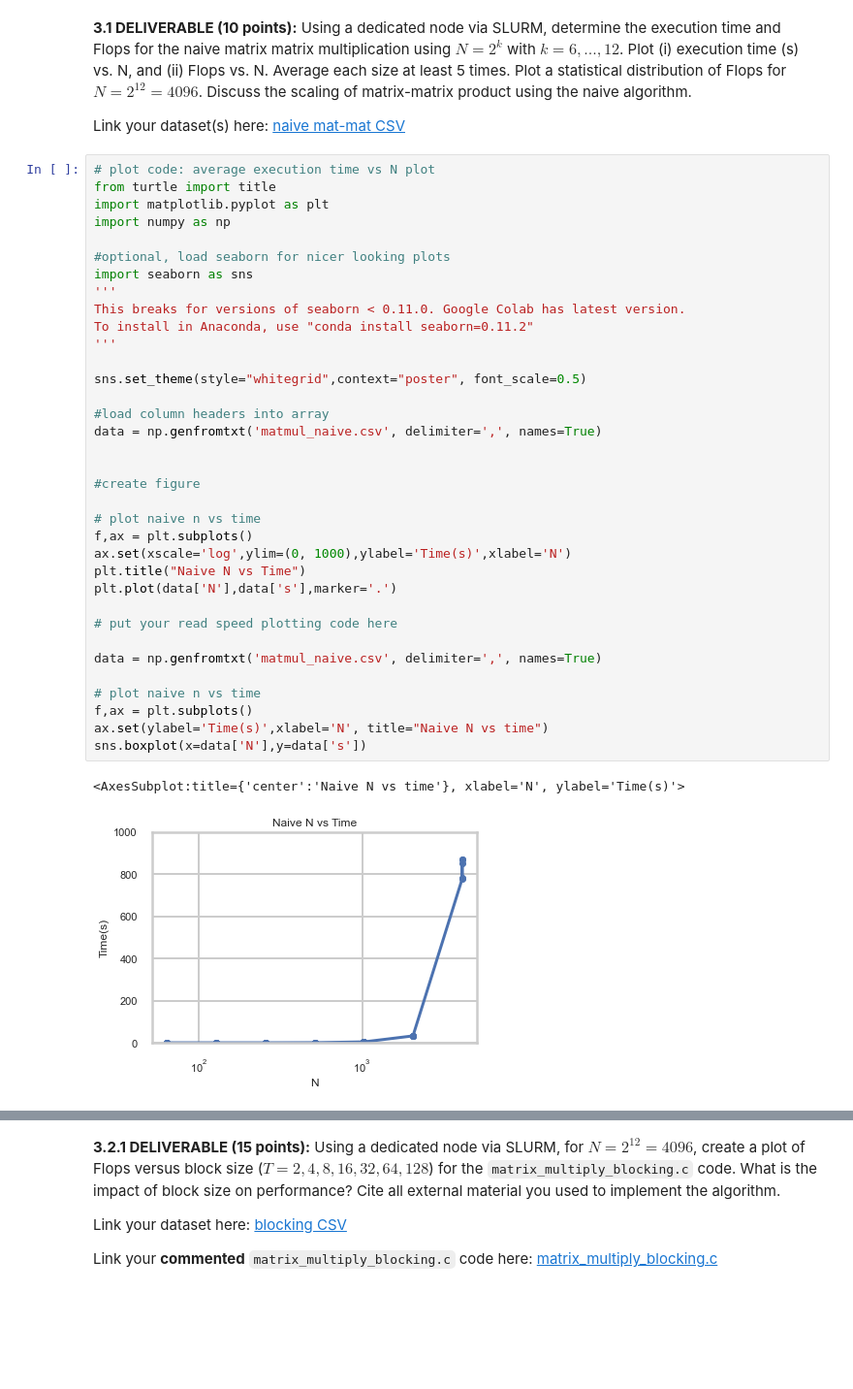
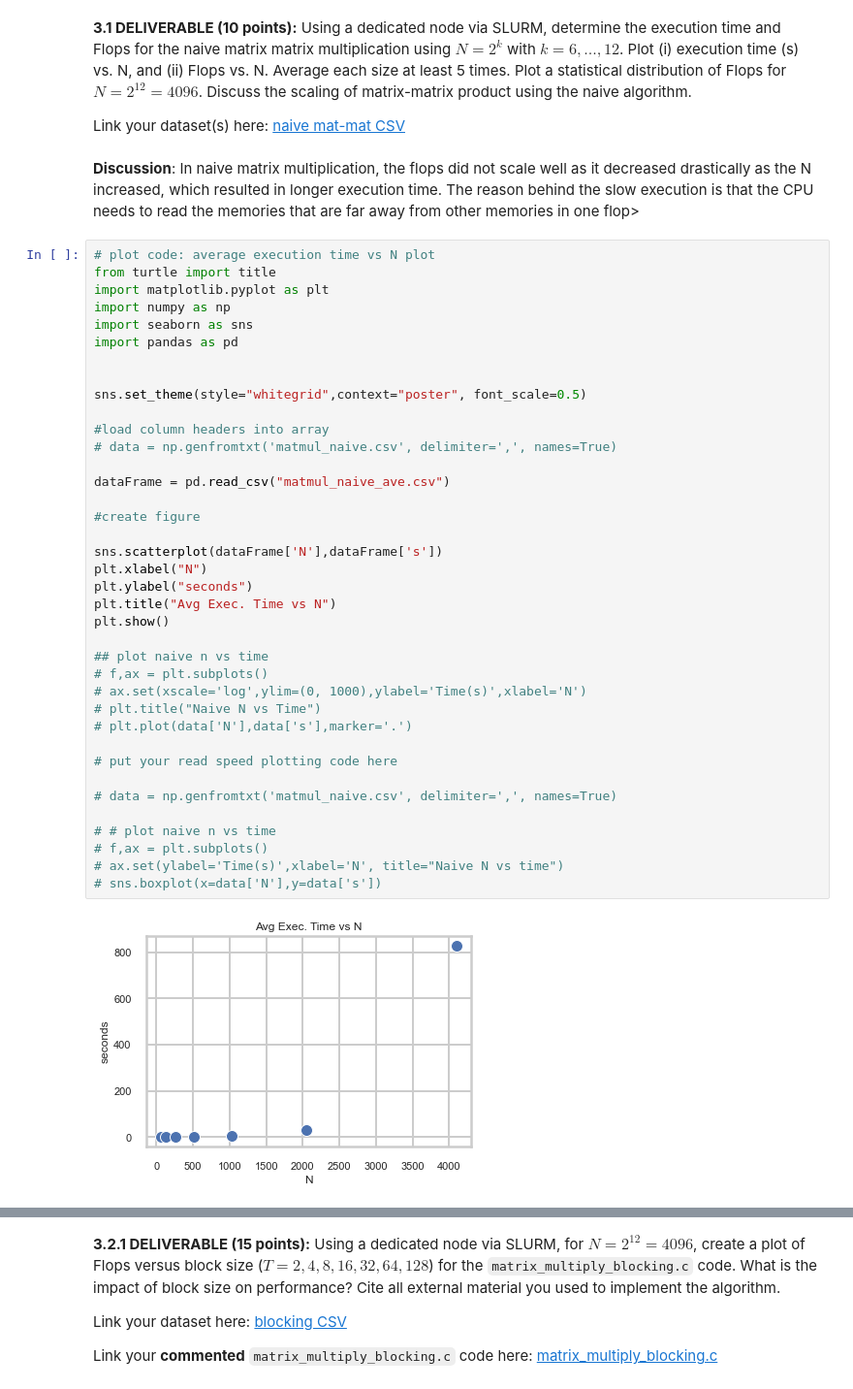
Before and after one commit to awwle6107/eecs569_assignment, a Jupyter notebook: hw1/hw01-submission-groupname.ipynb, the cells around one changed output, grey strips where cells are left out. Shown: that part at 97% size. Saved outputs shown, nothing was run; the diff lists cells and outputs as text; blank space fills up the shorter version.

```diff
--- a/hw1/hw01-submission-groupname.ipynb
+++ b/hw1/hw01-submission-groupname.ipynb
@@ -123,41 +128,45 @@ sns.boxplot(x=data['MB'],y=data['MBs'])
 **3.1 DELIVERABLE (10 points):** Using a dedicated node via SLURM, determine the execution time and Flops for the naive matrix matrix multiplication using $N=2^k$ with $k=6,...,12$. Plot (i) execution time (s) vs. N, and (ii) Flops vs. N. Average each size at least 5 times. Plot a statistical distribution of Flops for $N=2^{12}=4096$. Discuss the scaling of matrix-matrix product using the naive algorithm.
 
 Link your dataset(s) here: [naive mat-mat CSV](matmul_naive.csv)
+# %% [markdown]
+**Discussion**: In naive matrix multiplication, the flops did not scale well as it decreased drastically as the N increased, which resulted in longer execution time. The reason behind the slow execution is that the CPU needs to read the memories that are far away from other memories in one flop>
 # %%
 # plot code: average execution time vs N plot
 from turtle import title
 import matplotlib.pyplot as plt
 import numpy as np
+import seaborn as sns
+import pandas as pd
 
-#optional, load seaborn for nicer looking plots
-import seaborn as sns
-'''
-This breaks for versions of seaborn < 0.11.0. Google Colab has latest version.
-To install in Anaconda, use "conda install seaborn=0.11.2"
-'''
 
 sns.set_theme(style="whitegrid",context="poster", font_scale=0.5)
 
 #load column headers into array
-data = np.genfromtxt('matmul_naive.csv', delimiter=',', names=True)
+# data = np.genfromtxt('matmul_naive.csv', delimiter=',', names=True)
 
+dataFrame = pd.read_csv("matmul_naive_ave.csv")
 
 #create figure
 
-# plot naive n vs time
-f,ax = plt.subplots()
-ax.set(xscale='log',ylim=(0, 1000),ylabel='Time(s)',xlabel='N')
-plt.title("Naive N vs Time")
-plt.plot(data['N'],data['s'],marker='.')
+sns.scatterplot(dataFrame['N'],dataFrame['s'])
+plt.xlabel("N")
+plt.ylabel("seconds")
+plt.title("Avg Exec. Time vs N")
+plt.show()
+
+## plot naive n vs time
+# f,ax = plt.subplots()
+# ax.set(xscale='log',ylim=(0, 1000),ylabel='Time(s)',xlabel='N')
+# plt.title("Naive N vs Time")
+# plt.plot(data['N'],data['s'],marker='.')
 
 # put your read speed plotting code here
 
-data = np.genfromtxt('matmul_naive.csv', delimiter=',', names=True)
+# data = np.genfromtxt('matmul_naive.csv', delimiter=',', names=True)
 
-# plot naive n vs time
-f,ax = plt.subplots()
-ax.set(ylabel='Time(s)',xlabel='N', title="Naive N vs time")
-sns.boxplot(x=data['N'],y=data['s'])
+# # plot naive n vs time
+# f,ax = plt.subplots()
+# ax.set(ylabel='Time(s)',xlabel='N', title="Naive N vs time")
+# sns.boxplot(x=data['N'],y=data['s'])
 # %% [output]
-<AxesSubplot:title={'center':'Naive N vs time'}, xlabel='N', ylabel='Time(s)'>
-[figure, old version]
+[figure, new version]
```
Also changed, not shown: parts of 11 cells of this notebook, 2 other files.
